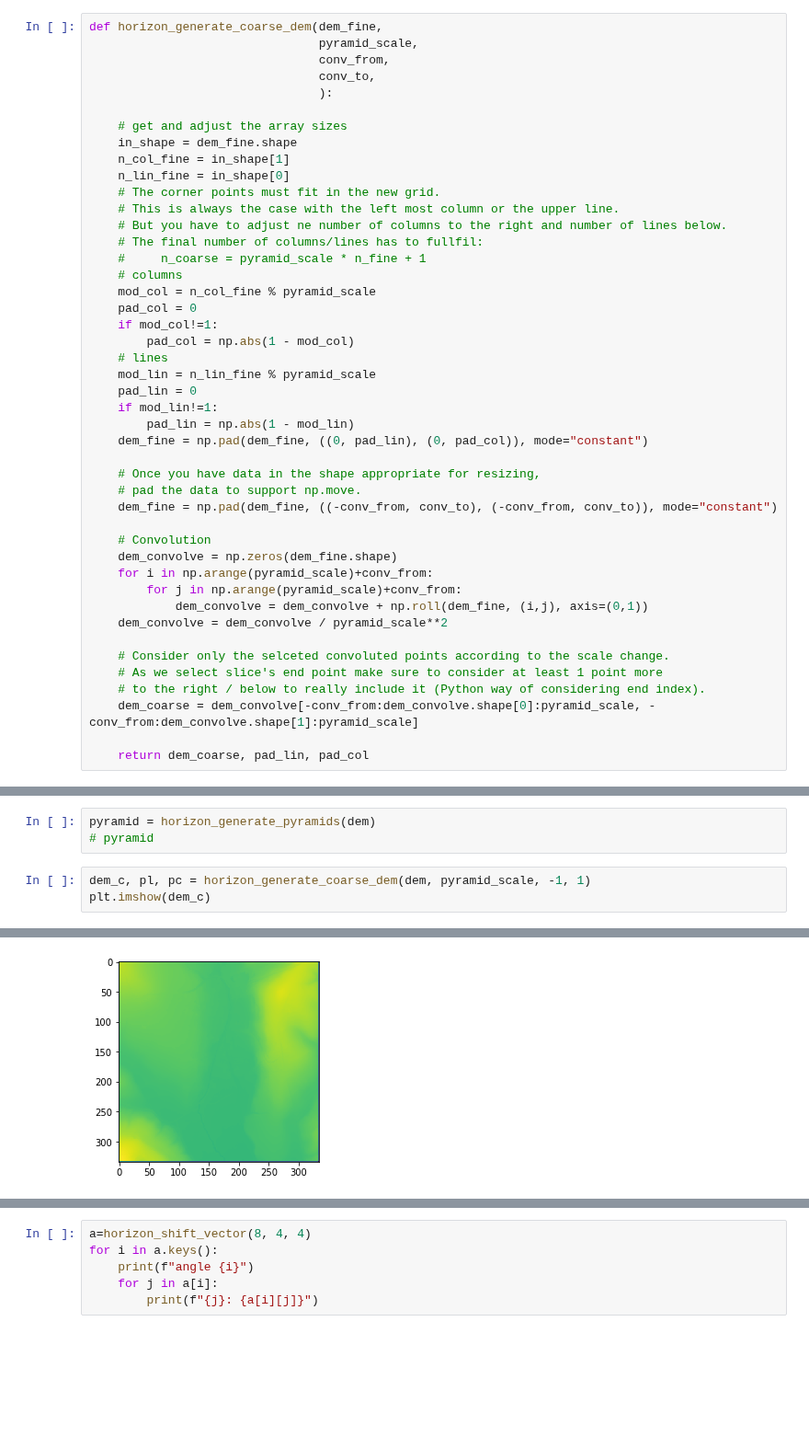
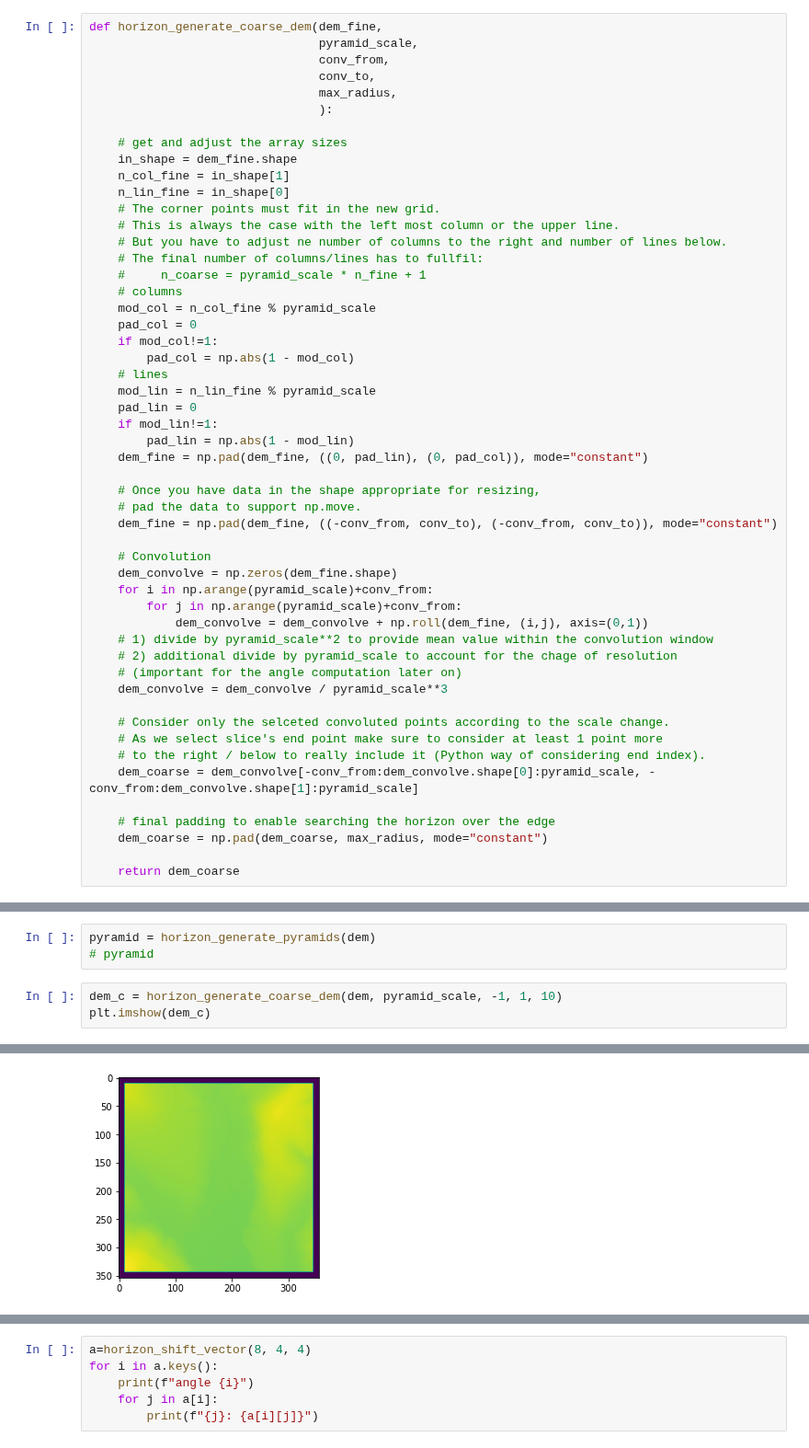
Before and after one commit to EarthObservation/RVT_py, a Jupyter notebook: rvt/ssky_illumination_klemen.ipynb, the cells around one changed output, grey strips where cells are left out. Shown at 92% size. Cells and saved outputs as stored; diff of their text form; blank space fills up the shorter version.

Commit message:
updated notebook, code runs but there are still artifical edges from the different level visible in the horizon elevations

```diff
--- a/rvt/ssky_illumination_klemen.ipynb
+++ b/rvt/ssky_illumination_klemen.ipynb
@@ -104,6 +104,7 @@ def horizon_generate_coarse_dem(dem_fine,
                                 pyramid_scale,
                                 conv_from,
                                 conv_to,
+                                max_radius,
                                 ):
 
     # get and adjust the array sizes
@@ -136,14 +137,20 @@ def horizon_generate_coarse_dem(dem_fine,
     for i in np.arange(pyramid_scale)+conv_from:
         for j in np.arange(pyramid_scale)+conv_from:
             dem_convolve = dem_convolve + np.roll(dem_fine, (i,j), axis=(0,1))
-    dem_convolve = dem_convolve / pyramid_scale**2
+    # 1) divide by pyramid_scale**2 to provide mean value within the convolution window
+    # 2) additional divide by pyramid_scale to account for the chage of resolution
+    # (important for the angle computation later on)
+    dem_convolve = dem_convolve / pyramid_scale**3
 
     # Consider only the selceted convoluted points according to the scale change.
     # As we select slice's end point make sure to consider at least 1 point more
     # to the right / below to really include it (Python way of considering end index).
     dem_coarse = dem_convolve[-conv_from:dem_convolve.shape[0]:pyramid_scale, -conv_from:dem_convolve.shape[1]:pyramid_scale]
 
-    return dem_coarse, pad_lin, pad_col
+    # final padding to enable searching the horizon over the edge
+    dem_coarse = np.pad(dem_coarse, max_radius, mode="constant")
+
+    return dem_coarse
 # %%
 def horizon_generate_pyramids(dem,
                               num_directions=32,
@@ -232,11 +239,11 @@ def horizon_generate_pyramids(dem,
 pyramid = horizon_generate_pyramids(dem)
 # pyramid
 # %%
-dem_c, pl, pc = horizon_generate_coarse_dem(dem, pyramid_scale, -1, 1)
+dem_c = horizon_generate_coarse_dem(dem, pyramid_scale, -1, 1, 10)
 plt.imshow(dem_c)
 # %% [output]
 <matplotlib.image.AxesImage at 0x...>
-[figure, old version]
+[figure, new version]
 # %%
 print(np.max([i for i in pyramid]))
 print(pyramid[3]["dem"].shape)
```
Also changed, not shown: parts of 4 cells of this notebook.
